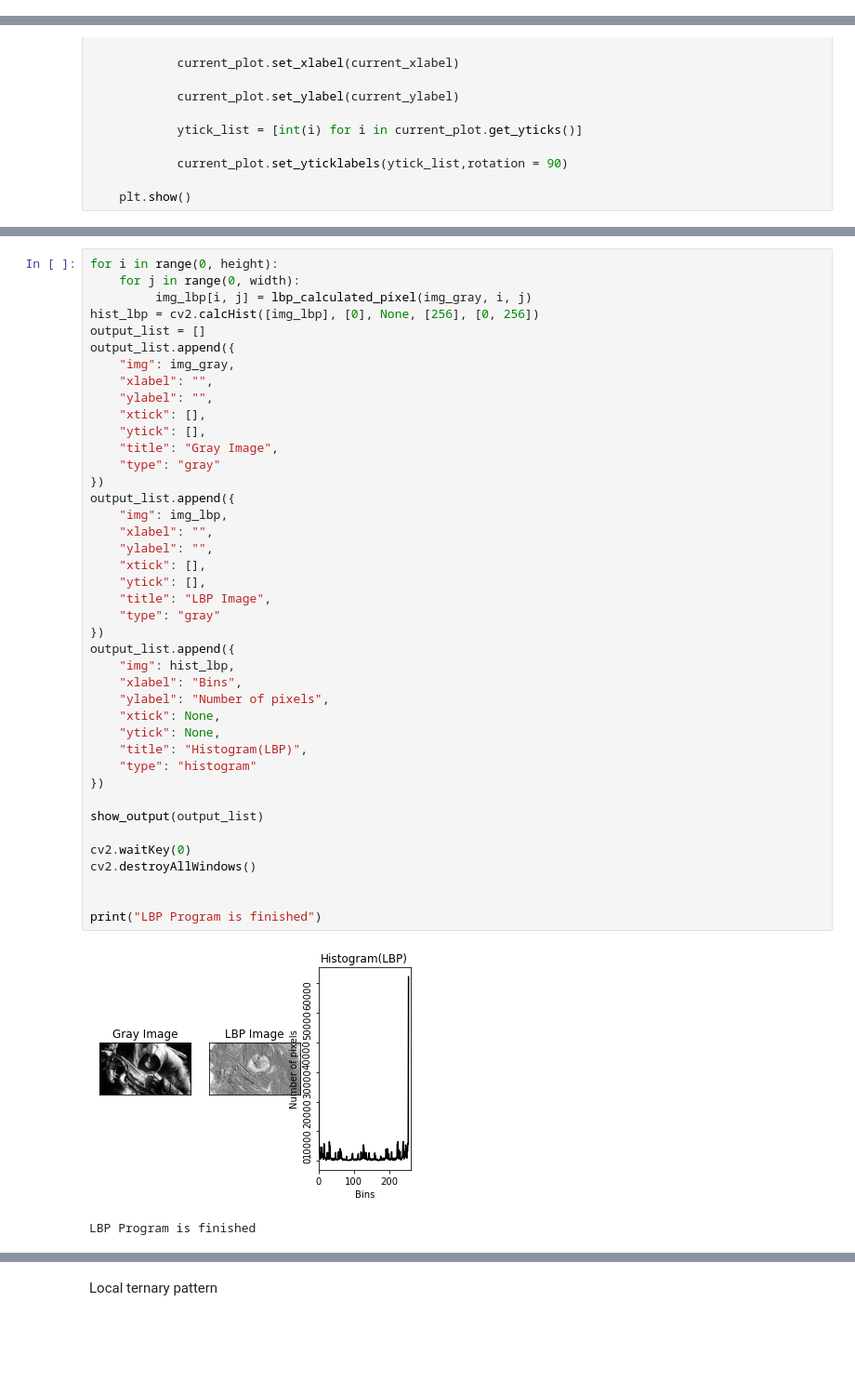
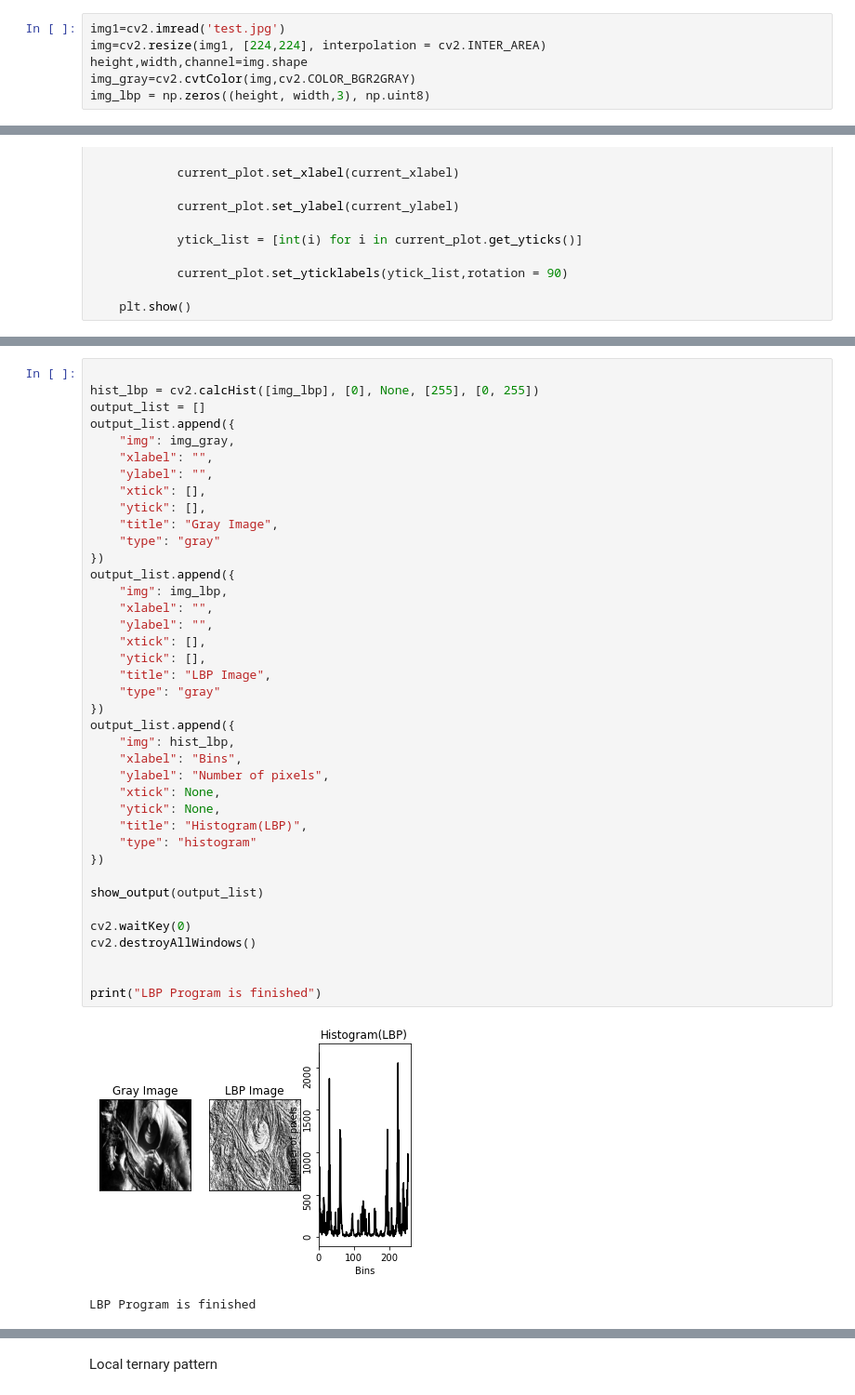
Before and after one commit to Ziyadmysterio/Research, a Jupyter notebook: AllTest.ipynb, the cells around one changed output, grey strips where cells are left out. Shown: that part at 93% size. Cells and saved outputs as stored; diff of their text form; blank space fills up the shorter version.

```diff
--- a/AllTest.ipynb
+++ b/AllTest.ipynb
@@ -22,3 +10,9 @@ img_lbp = np.zeros((height, width,3), np.uint8)
+# %%
+img1=cv2.imread('test.jpg')
+img=cv2.resize(img1, [224,224], interpolation = cv2.INTER_AREA)
+height,width,channel=img.shape
+img_gray=cv2.cvtColor(img,cv2.COLOR_BGR2GRAY)
+img_lbp = np.zeros((height, width,3), np.uint8)
 # %%
 def LBP_Value(img, centerPixel, x, y):
     LbpVal = 0
@@ -130,8 +128,6 @@ def show_output(output_list):
 # %%
-for i in range(0, height):
-    for j in range(0, width):
-         img_lbp[i, j] = lbp_calculated_pixel(img_gray, i, j)
-hist_lbp = cv2.calcHist([img_lbp], [0], None, [256], [0, 256])
+
+hist_lbp = cv2.calcHist([img_lbp], [0], None, [255], [0, 255])
 output_list = []
 output_list.append({
     "img": img_gray,
@@ -142,32 +138,32 @@ output_list.append({
     "title": "Gray Image",
     "type": "gray"
 })
 output_list.append({
     "img": img_lbp,
     "xlabel": "",
     "ylabel": "",
     "xtick": [],
     "ytick": [],
     "title": "LBP Image",
     "type": "gray"
 })
 output_list.append({
     "img": hist_lbp,
     "xlabel": "Bins",
     "ylabel": "Number of pixels",
     "xtick": None,
     "ytick": None,
     "title": "Histogram(LBP)",
     "type": "histogram"
 })
 
 show_output(output_list)
 
 cv2.waitKey(0)
 cv2.destroyAllWindows()
 
 
 print("LBP Program is finished")
 # %% [output]
-[figure, old version]
+[figure, new version]
 LBP Program is finished
```
Also changed, not shown: parts of 37 cells of this notebook, 3 other files.
